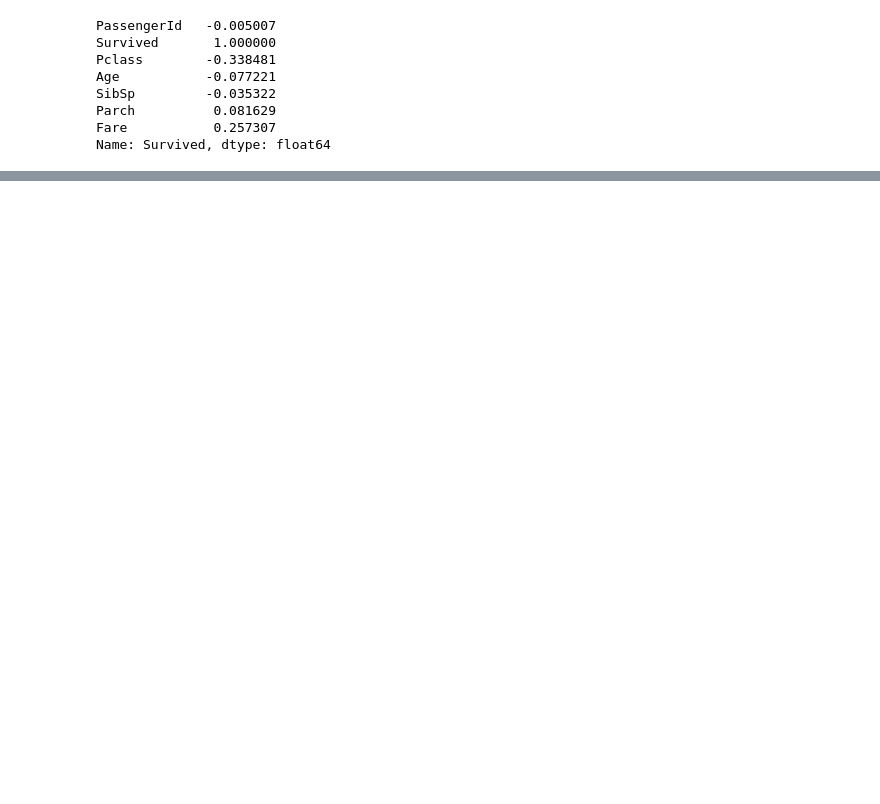
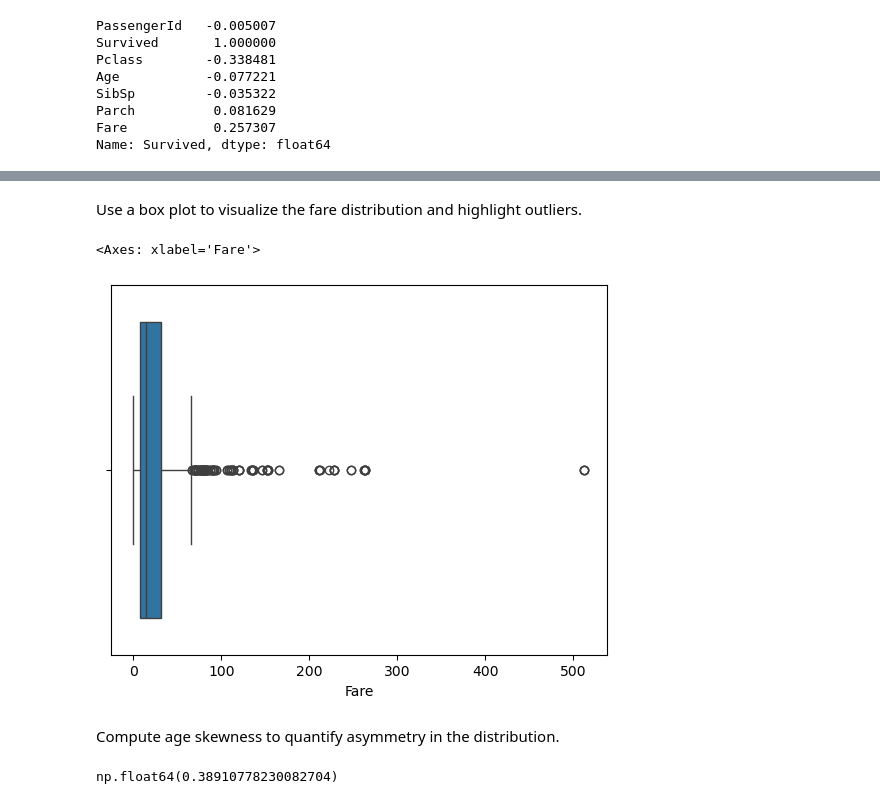
Before and after one commit to Asit-Sengar/Machine_Learning_foundations, a Jupyter notebook: notebooks/100_days_ml/univariate_analysis.ipynb, the cells around one changed output, grey strips where cells are left out. Saved outputs shown, nothing was run; the diff lists cells and outputs as text; code cells hidden in the pictures; blank space fills up the shorter version.

```diff
--- a/notebooks/100_days_ml/univariate_analysis.ipynb
+++ b/notebooks/100_days_ml/univariate_analysis.ipynb
@@ -45,0 +51,13 @@ Placeholder for further analysis.
+# %% [markdown]
+Use a box plot to visualize the fare distribution and highlight outliers.
+# %%
+sns.boxplot(x=df["Fare"])
+# %% [output]
+<Axes: xlabel='Fare'>
+[figure, added]
+# %% [markdown]
+Compute age skewness to quantify asymmetry in the distribution.
+# %%
+df["Age"].skew()
+# %% [output]
+np.float64(0.38910778230082704)
```
Also changed, not shown: parts of 12 cells of this notebook, 1 other file.
